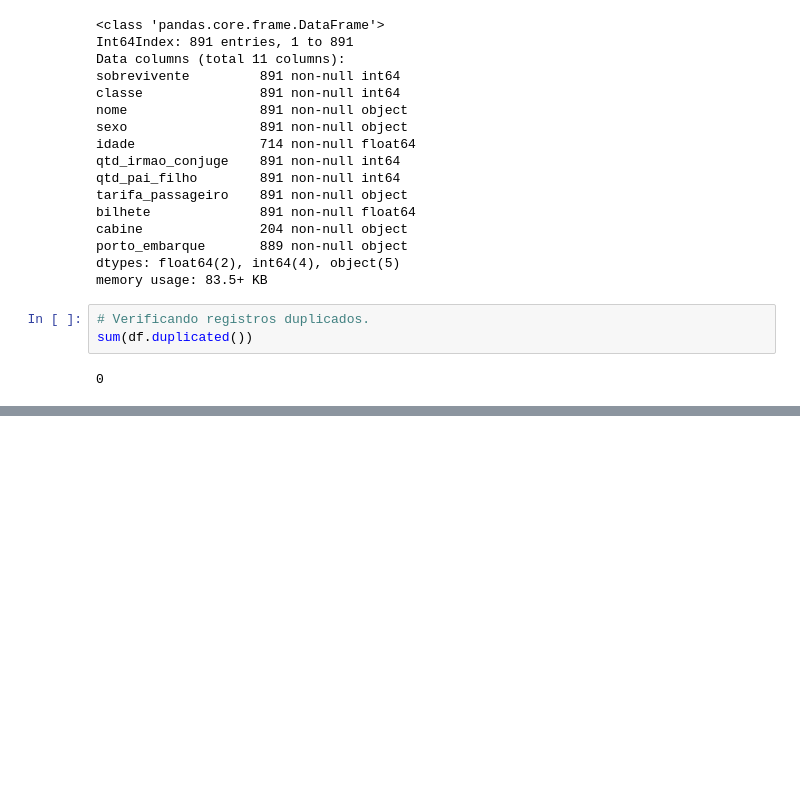
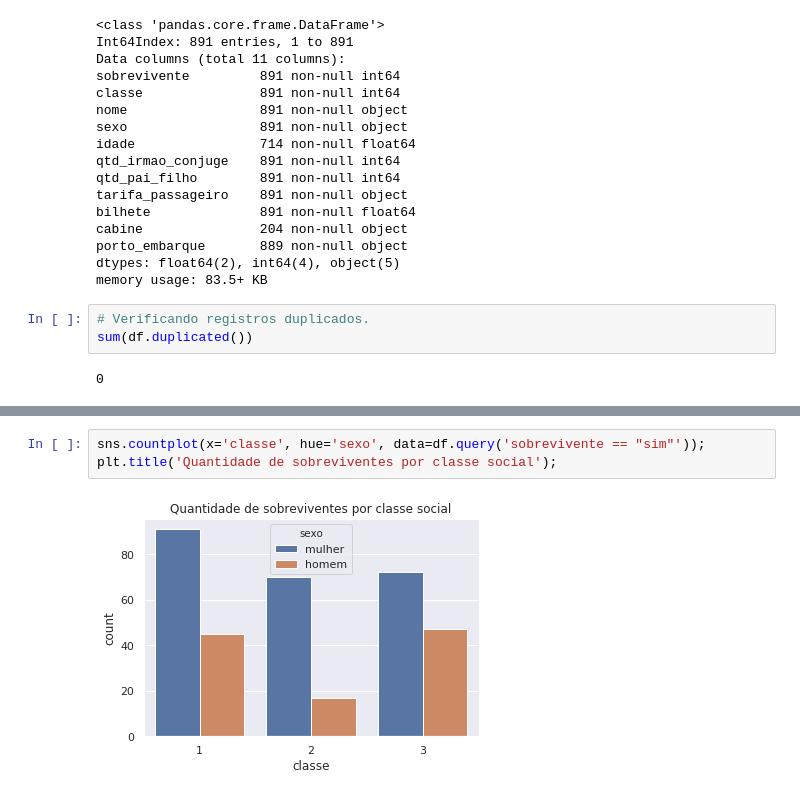
Before and after one commit to pablonieto02/udacity, a Jupyter notebook: Projeto_02/Projeto_02.ipynb, the cells around one changed output, grey strips where cells are left out. Drawn from its saved outputs; the diff is of its cells as text; blank space fills up the shorter version.

```diff
--- a/Projeto_02/Projeto_02.ipynb
+++ b/Projeto_02/Projeto_02.ipynb
@@ -95,0 +88,5 @@ sns.countplot(x='classe', hue='sexo', data=df)
+# %%
+sns.countplot(x='classe', hue='sexo', data=df.query('sobrevivente == "sim"'));
+plt.title('Quantidade de sobreviventes por classe social');
+# %% [output]
+[figure, added]
```
Also changed, not shown: parts of 12 cells of this notebook, 8 other files.
